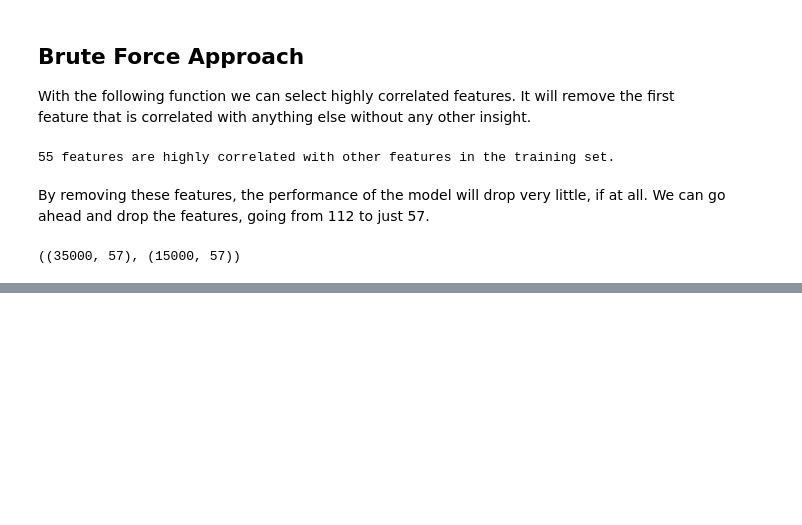
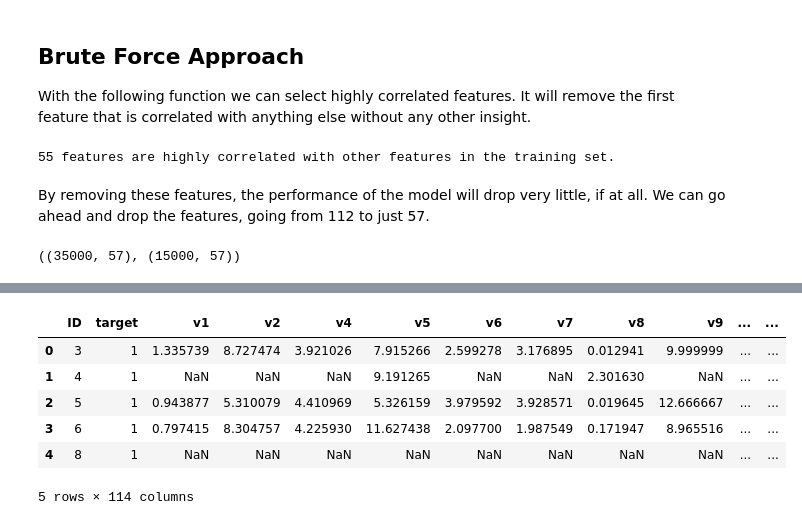
Before and after one commit to ohduran-attempts/data-science-review, a Jupyter notebook: Feature Selection for Machine Learning course/01 - Feature Selection/03 - Correlated Data.ipynb, the cells around one changed output, grey strips where cells are left out. Cells and saved outputs as stored; diff of their text form; code cells hidden in the pictures; blank space fills up the shorter version.

```diff
--- a/Feature Selection for Machine Learning course/01 - Feature Selection/03 - Correlated Data.ipynb
+++ b/Feature Selection for Machine Learning course/01 - Feature Selection/03 - Correlated Data.ipynb
@@ -102,0 +106,10 @@ X_train.shape, X_test.shape
+# %%
+num_data.head()
+# %% [output]
+|  | ID | target | v1 | v2 | v4 | v5 | v6 | v7 | v8 | v9 | ... | ... |
+| 0 | 3 | 1 | 1.335739 | 8.727474 | 3.921026 | 7.915266 | 2.599278 | 3.176895 | 0.012941 | 9.999999 | ... | ... |
+| 1 | 4 | 1 | NaN | NaN | NaN | 9.191265 | NaN | NaN | 2.301630 | NaN | ... | ... |
+| 2 | 5 | 1 | 0.943877 | 5.310079 | 4.410969 | 5.326159 | 3.979592 | 3.928571 | 0.019645 | 12.666667 | ... | ... |
+| 3 | 6 | 1 | 0.797415 | 8.304757 | 4.225930 | 11.627438 | 2.097700 | 1.987549 | 0.171947 | 8.965516 | ... | ... |
+| 4 | 8 | 1 | NaN | NaN | NaN | NaN | NaN | NaN | NaN | NaN | ... | ... |
+5 rows × 114 columns
```
Also changed, not shown: parts of 5 cells of this notebook.
